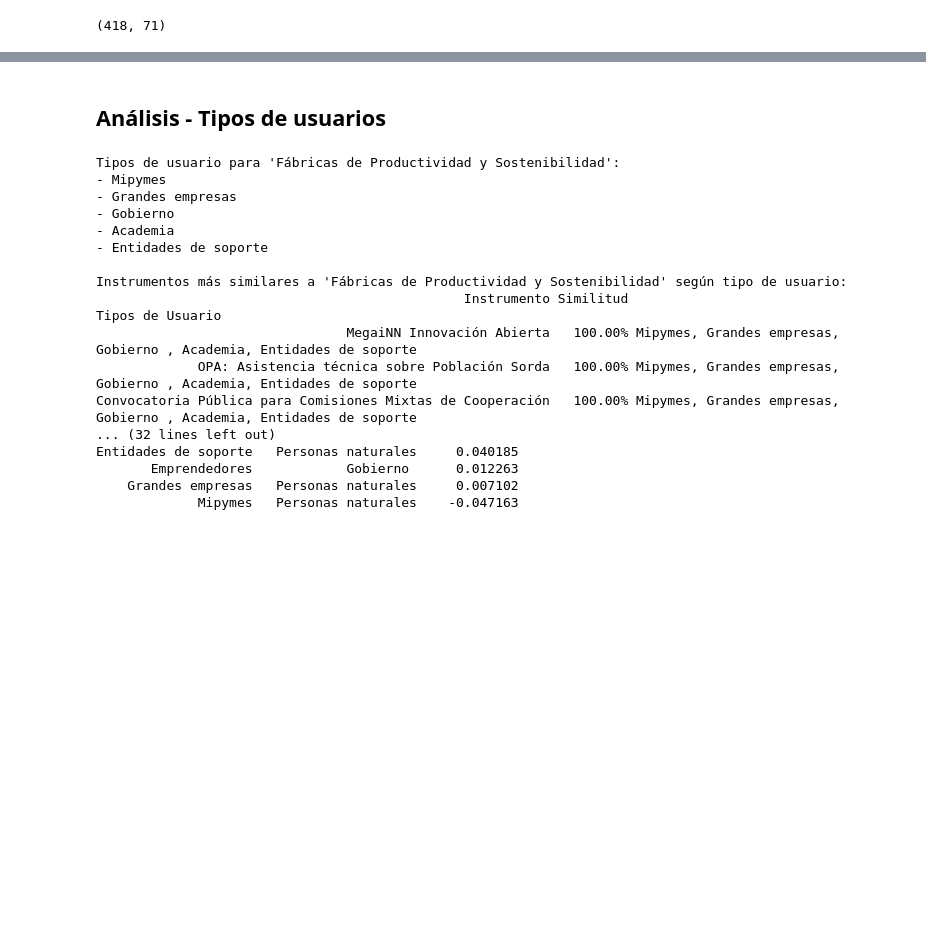
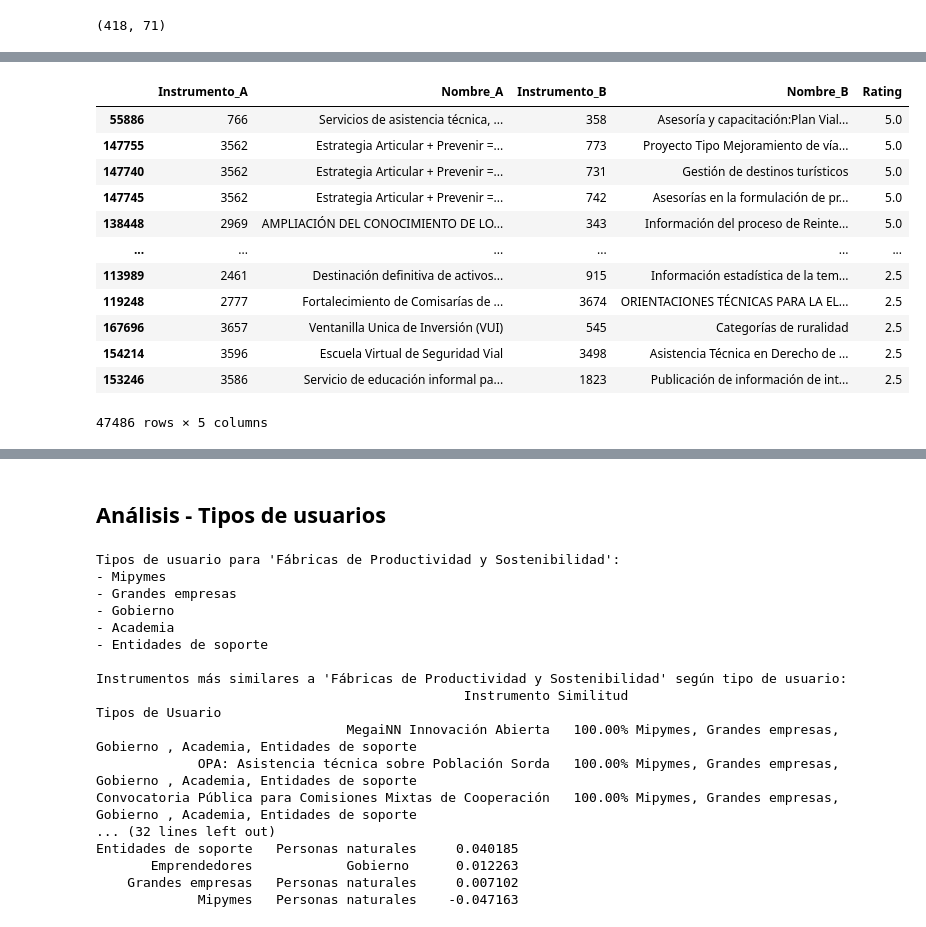
Before and after one commit to Orionshelo/ArCo, a Jupyter notebook: 2024 10 24 - Filtro colaborativo ArCo.ipynb, the cells around one changed output, grey strips where cells are left out. Cells and saved outputs as stored; diff of their text form; code cells hidden in the pictures; blank space fills up the shorter version.

```diff
--- a/2024 10 24 - Filtro colaborativo ArCo.ipynb
+++ b/2024 10 24 - Filtro colaborativo ArCo.ipynb
@@ -49,0 +182,18 @@ objetivos_politica = ["Innovación", "Emprendimiento", "Economía Popular",
+# %%
+df_ratings = ratings_finales
+# %%
+df_ratings.head(100000)
+# %% [output]
+|  | Instrumento_A | Nombre_A | Instrumento_B | Nombre_B | Rating |
+| 55886 | 766 | Servicios de asistencia técnica, ... | 358 | Asesoría y capacitación:Plan Vial... | 5.0 |
+| 147755 | 3562 | Estrategia Articular + Prevenir =... | 773 | Proyecto Tipo Mejoramiento de vía... | 5.0 |
+| 147740 | 3562 | Estrategia Articular + Prevenir =... | 731 | Gestión de destinos turísticos | 5.0 |
+| 147745 | 3562 | Estrategia Articular + Prevenir =... | 742 | Asesorías en la formulación de pr... | 5.0 |
+| 138448 | 2969 | AMPLIACIÓN DEL CONOCIMIENTO DE LO... | 343 | Información del proceso de Reinte... | 5.0 |
+| ... | ... | ... | ... | ... | ... |
+| 113989 | 2461 | Destinación definitiva de activos... | 915 | Información estadística de la tem... | 2.5 |
+| 119248 | 2777 | Fortalecimiento de Comisarías de ... | 3674 | ORIENTACIONES TÉCNICAS PARA LA EL... | 2.5 |
+| 167696 | 3657 | Ventanilla Unica de Inversión (VUI) | 545 | Categorías de ruralidad | 2.5 |
+| 154214 | 3596 | Escuela Virtual de Seguridad Vial | 3498 | Asistencia Técnica en Derecho de ... | 2.5 |
+| 153246 | 3586 | Servicio de educación informal pa... | 1823 | Publicación de información de int... | 2.5 |
+47486 rows × 5 columns
```
Also changed, not shown: parts of 5 cells of this notebook, 1 other file.
